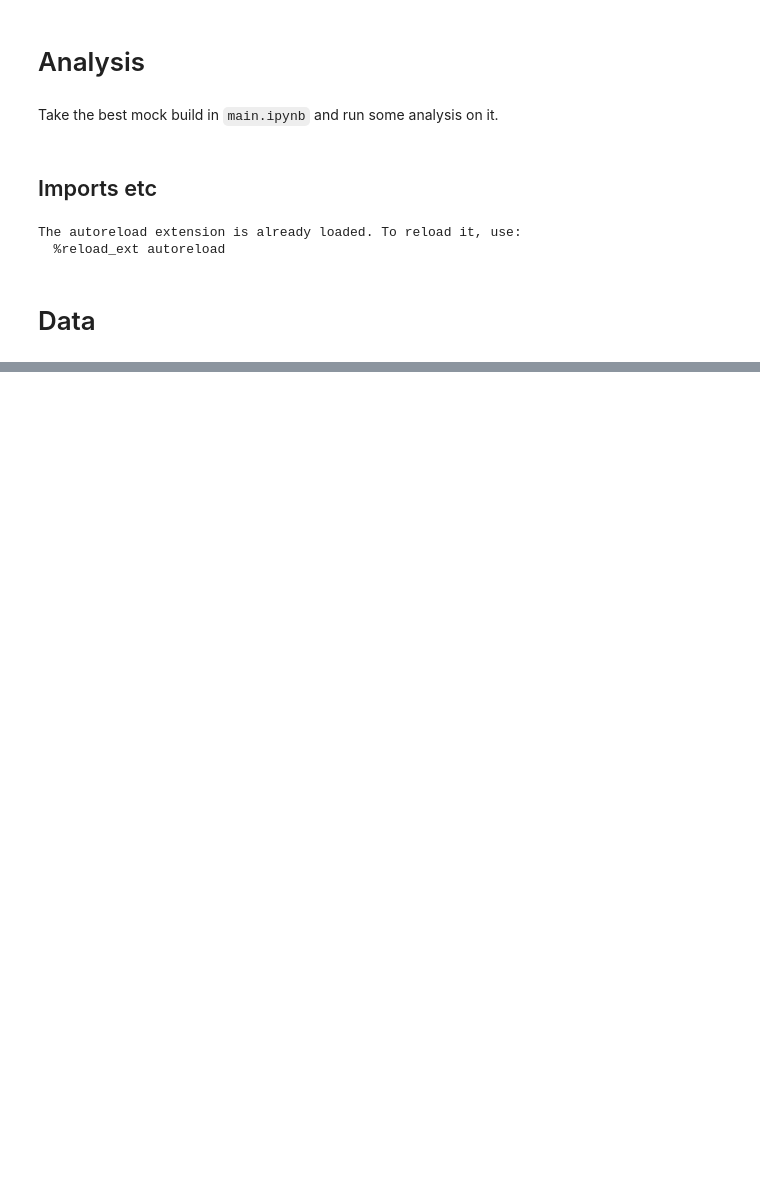
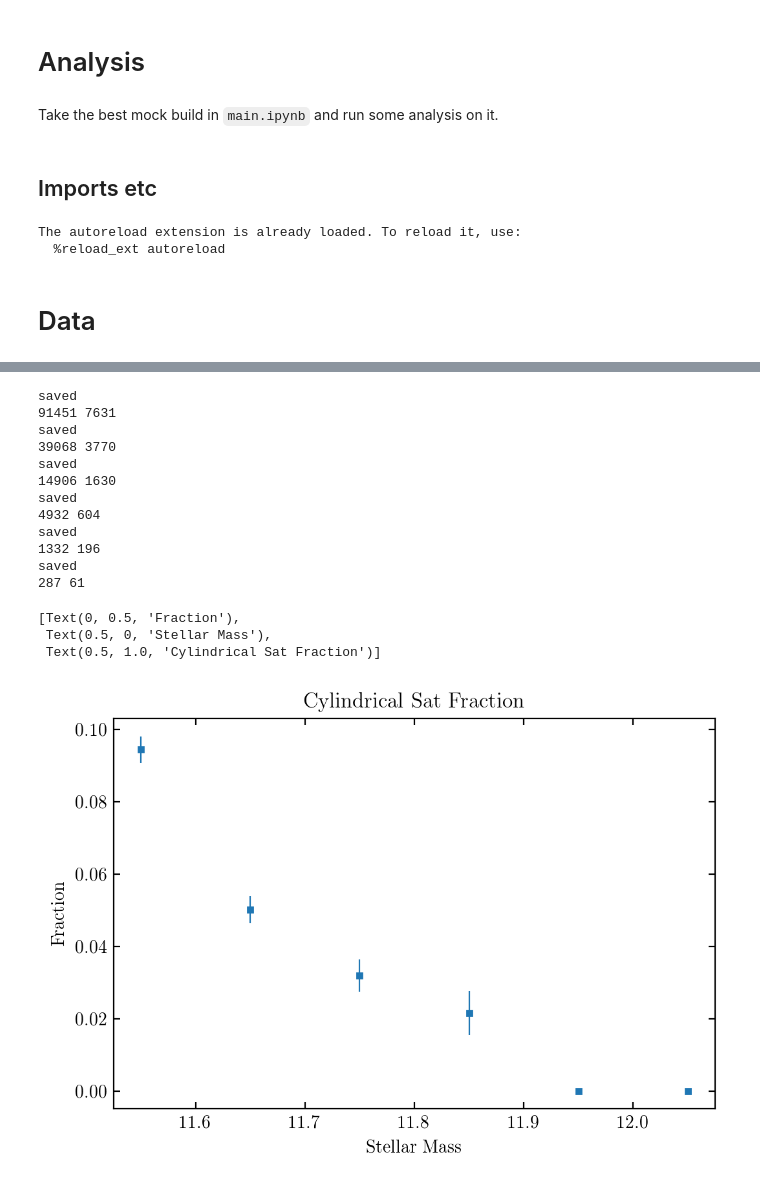
Before and after one commit to gsallabe/thesis_satellite_fraction, a Jupyter notebook: cb/analysis.ipynb, the cells around one changed output, grey strips where cells are left out. Cells and saved outputs as stored; diff of their text form; code cells hidden in the pictures; blank space fills up the shorter version.

Commit message:
improve analysis

```diff
--- a/cb/analysis.ipynb
+++ b/cb/analysis.ipynb
@@ -32,0 +96,37 @@ ax.plot(bin_centers, counts)
+# %%
+cen_sat_div = np.linspace(11.6, 12.1, num=6)
+sat_mass = cen_sat_div - np.diff(cen_sat_div)[0]/2
+
+sat_fraction, sat_fraction_err = [], []
+for div in cen_sat_div:
+    sat_indexes, all_in_sat_mass_range = c.analysis_sim_clustering(sim_data, div, sim_size)
+    if len(sat_indexes) == 0:
+        sat_frac = 0
+        sat_frac_err = 0
+    else:
+        sat_frac = len(set(sat_indexes["i2"])) / len(all_in_sat_mass_range)
+        sat_frac_err = sat_frac * np.sqrt( 1/len(set(sat_indexes["i2"])) + 1/len(all_in_sat_mass_range) )
+
+    sat_fraction.append(sat_frac)
+    sat_fraction_err.append(sat_frac_err)
+
+_, ax = plt.subplots()
+ax.errorbar(sat_mass, sat_fraction, yerr=sat_fraction_err, ls="None", marker="s")
+ax.set(title="Cylindrical Sat Fraction", ylabel="Fraction", xlabel="Stellar Mass")
+# %% [output]
+saved
+91451 7631
+saved
+39068 3770
+saved
+14906 1630
+saved
+4932 604
+saved
+1332 196
+saved
+287 61
+[Text(0, 0.5, 'Fraction'),
+ Text(0.5, 0, 'Stellar Mass'),
+ Text(0.5, 1.0, 'Cylindrical Sat Fraction')]
+[figure, added]
```
Also changed, not shown: parts of 15 cells of this notebook, 5 other files.
